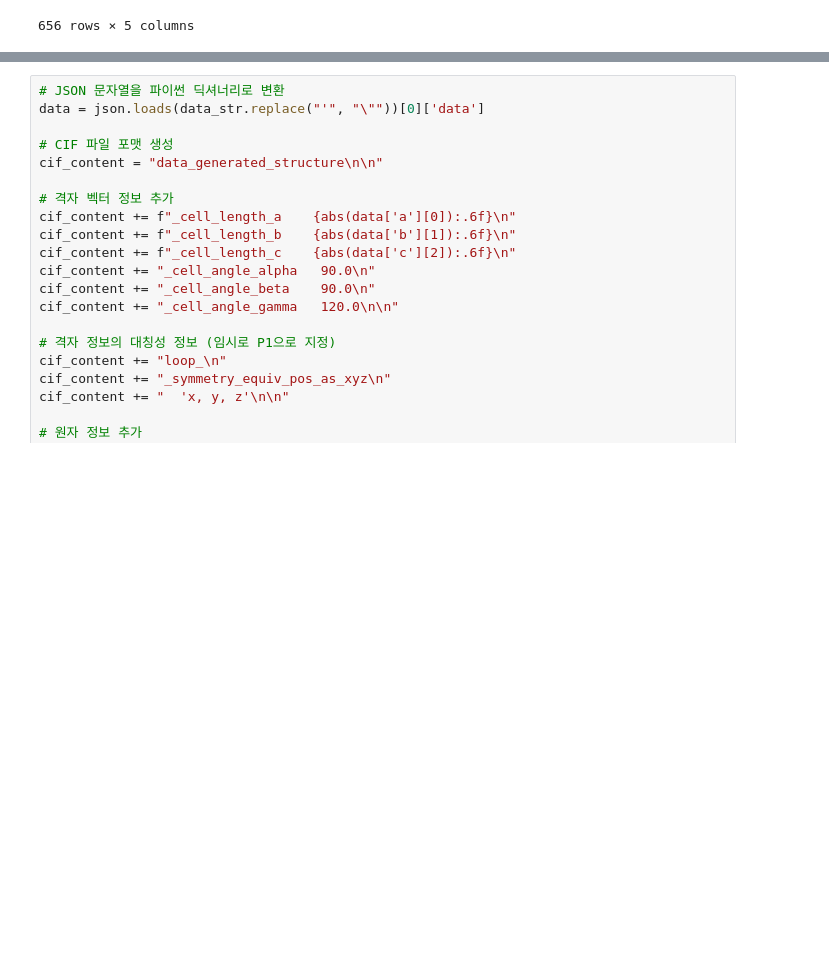
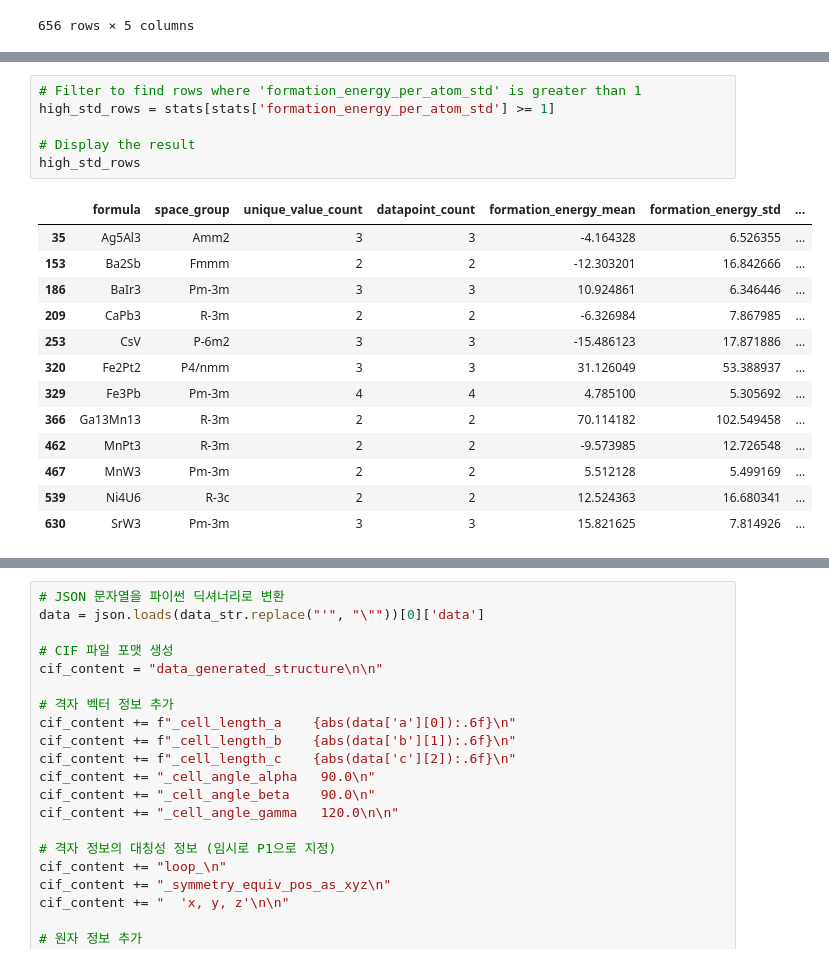
Before and after one commit to jfjoung/KRICT_Hackathon, a Jupyter notebook: practice.ipynb, the cells around one changed output, grey strips where cells are left out. Cells and saved outputs as stored; diff of their text form; blank space fills up the shorter version.

```diff
--- a/practice.ipynb
+++ b/practice.ipynb
@@ -136,0 +207,20 @@ duplicate_df
+# %%
+# Filter to find rows where 'formation_energy_per_atom_std' is greater than 1
+high_std_rows = stats[stats['formation_energy_per_atom_std'] >= 1]
+
+# Display the result
+high_std_rows
+# %% [output]
+|  | formula | space_group | unique_value_count | datapoint_count | formation_energy_mean | formation_energy_std | ... |
+| 35 | Ag5Al3 | Amm2 | 3 | 3 | -4.164328 | 6.526355 | ... |
+| 153 | Ba2Sb | Fmmm | 2 | 2 | -12.303201 | 16.842666 | ... |
+| 186 | BaIr3 | Pm-3m | 3 | 3 | 10.924861 | 6.346446 | ... |
+| 209 | CaPb3 | R-3m | 2 | 2 | -6.326984 | 7.867985 | ... |
+| 253 | CsV | P-6m2 | 3 | 3 | -15.486123 | 17.871886 | ... |
+| 320 | Fe2Pt2 | P4/nmm | 3 | 3 | 31.126049 | 53.388937 | ... |
+| 329 | Fe3Pb | Pm-3m | 4 | 4 | 4.785100 | 5.305692 | ... |
+| 366 | Ga13Mn13 | R-3m | 2 | 2 | 70.114182 | 102.549458 | ... |
+| 462 | MnPt3 | R-3m | 2 | 2 | -9.573985 | 12.726548 | ... |
+| 467 | MnW3 | Pm-3m | 2 | 2 | 5.512128 | 5.499169 | ... |
+| 539 | Ni4U6 | R-3c | 2 | 2 | 12.524363 | 16.680341 | ... |
+| 630 | SrW3 | Pm-3m | 3 | 3 | 15.821625 | 7.814926 | ... |
```
Also changed, not shown: parts of 8 cells of this notebook.
